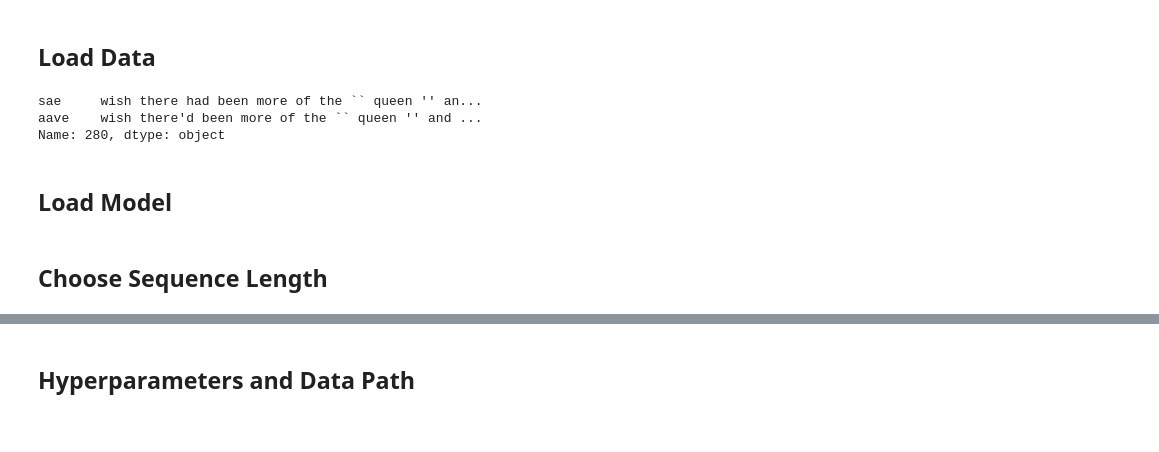
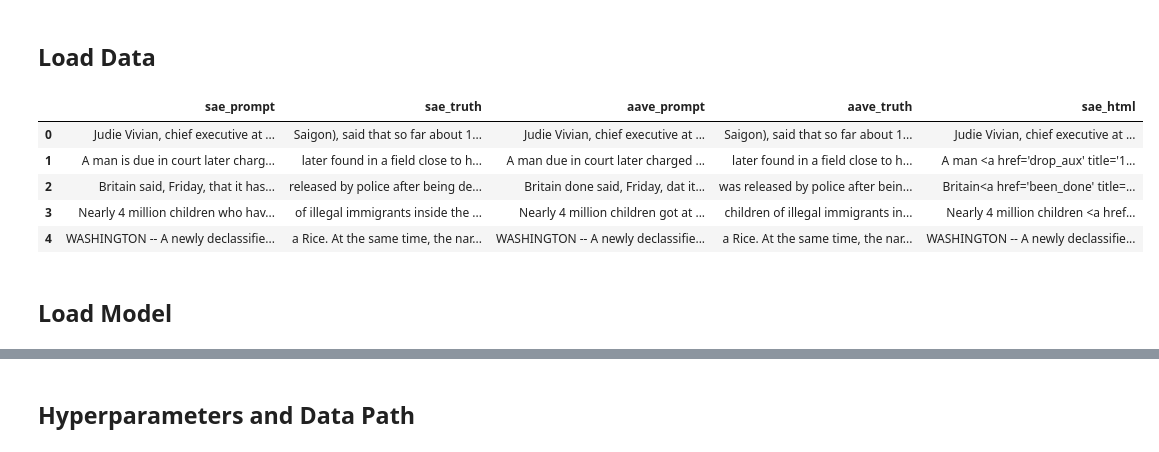
Before and after one commit to maksimstw/SALT_Dialect_Prompt, a Jupyter notebook: GPT-Neo.ipynb, the cells around one changed output, grey strips where cells are left out. Saved outputs shown, nothing was run; the diff lists cells and outputs as text; code cells hidden in the pictures.

```diff
--- a/GPT-Neo.ipynb
+++ b/GPT-Neo.ipynb
@@ -52,18 +52,20 @@ device = torch.device("cuda:0" if torch.cuda.is_available() else "cpu")
 transformers.logging.set_verbosity(transformers.logging.CRITICAL)
 # %% [markdown]
 ## Load Data
-# %%
-df = pd.read_csv('runs/06 Caleb Preprocessed/data.csv')
-df.iloc[280]
-# %% [output]
-sae     wish there had been more of the `` queen '' an...
-aave    wish there'd been more of the `` queen '' and ...
-Name: 280, dtype: object
+# %%
+data_path = 'runs/14/dataset/RTE_sentence1_2fts.csv'
+df = pd.read_csv(data_path)
+df.head()
+# %% [output]
+|  | sae_prompt | sae_truth | aave_prompt | aave_truth | sae_html |
+| 0 | Judie Vivian, chief executive at ... | Saigon), said that so far about 1... | Judie Vivian, chief executive at ... | Saigon), said that so far about 1... | Judie Vivian, chief executive at ... |
+| 1 | A man is due in court later charg... | later found in a field close to h... | A man due in court later charged ... | later found in a field close to h... | A man <a href='drop_aux' title='1... |
+| 2 | Britain said, Friday, that it has... | released by police after being de... | Britain done said, Friday, dat it... | was released by police after bein... | Britain<a href='been_done' title=... |
+| 3 | Nearly 4 million children who hav... | of illegal immigrants inside the ... | Nearly 4 million children got at ... | children of illegal immigrants in... | Nearly 4 million children <a href... |
+| 4 | WASHINGTON -- A newly declassifie... | a Rice. At the same time, the nar... | WASHINGTON -- A newly declassifie... | a Rice. At the same time, the nar... | WASHINGTON -- A newly declassifie... |
 # %% [markdown]
 ## Load Model
 # %%
 PRE_TRAINED_MODEL_NAME = 'EleutherAI/gpt-neo-1.3B'
 tokenizer = GPT2Tokenizer.from_pretrained(PRE_TRAINED_MODEL_NAME)
 model = GPTNeoForCausalLM.from_pretrained(PRE_TRAINED_MODEL_NAME).to("cuda:0")
-# %% [markdown]
-## Choose Sequence Length
```
Also changed, not shown: parts of 7 cells of this notebook, 18 other files.
